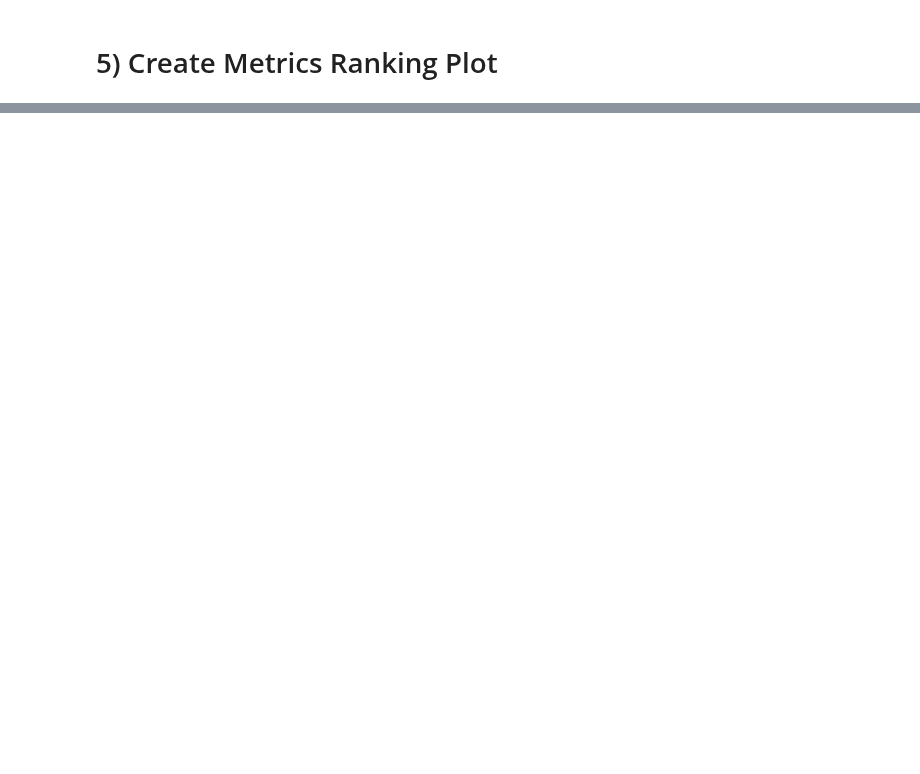
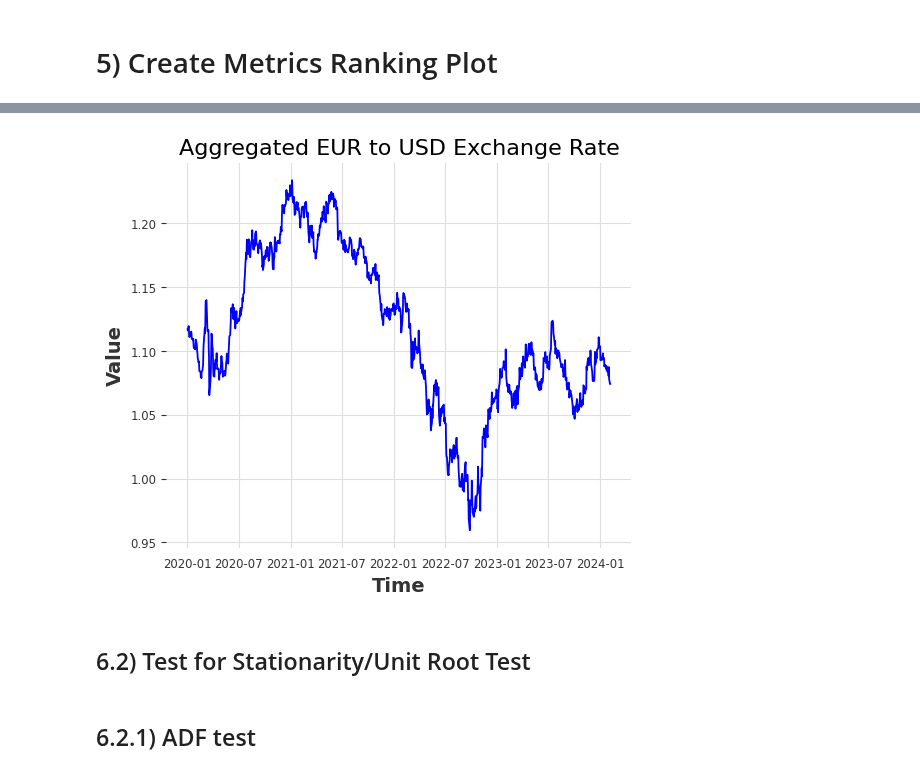
Before and after one commit to Paul-Jarschke/Time-Series-Ensembles, a Jupyter notebook: paper/Step3_analyze_results.ipynb, the cells around one changed output, grey strips where cells are left out. Saved outputs shown, nothing was run; the diff lists cells and outputs as text; code cells hidden in the pictures; blank space fills up the shorter version.

```diff
--- a/paper/Step3_analyze_results.ipynb
+++ b/paper/Step3_analyze_results.ipynb
@@ -258,0 +223,4 @@ Export successful!
+# %%
+eurusd_agg_df = pd.read_csv(os.path.join(EUR_USD_DIR, "eurusd_agg.csv"), index_col=0)
+eurusd_agg_df.index = pd.to_datetime(eurusd_agg_df.index)
+print(eurusd_agg_df)
@@ -258,0 +243,12 @@ Export successful!
+# %%
+plt.figure(figsize=(6, 5))
+plt.title("Aggregated EUR to USD Exchange Rate", size=16)
+plt.ylabel("Value", fontsize=14)
+plt.xlabel("Time", fontsize=14)
+plt.plot(eurusd_agg_df, color="blue")
+plt.savefig(os.path.join(PLOT_DIR, "eurusd_agg.png"))
+plt.show()
+# %% [output]
+[figure, added]
+# %% [markdown]
+## 6.2) Test for Stationarity/Unit Root Test
@@ -258,0 +257,2 @@ Export successful!
+# %% [markdown]
+## 6.2.1) ADF test
```
Also changed, not shown: parts of 16 cells of this notebook, 15 other files.
